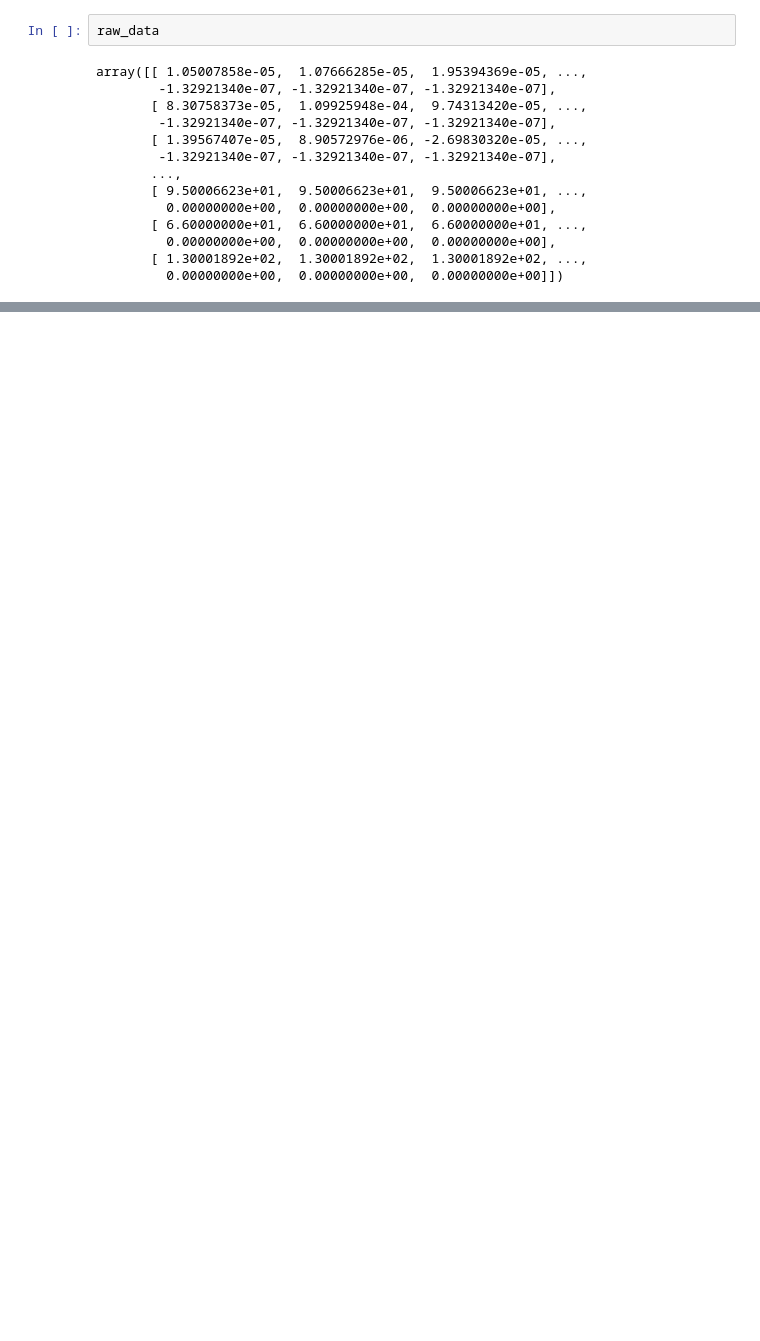
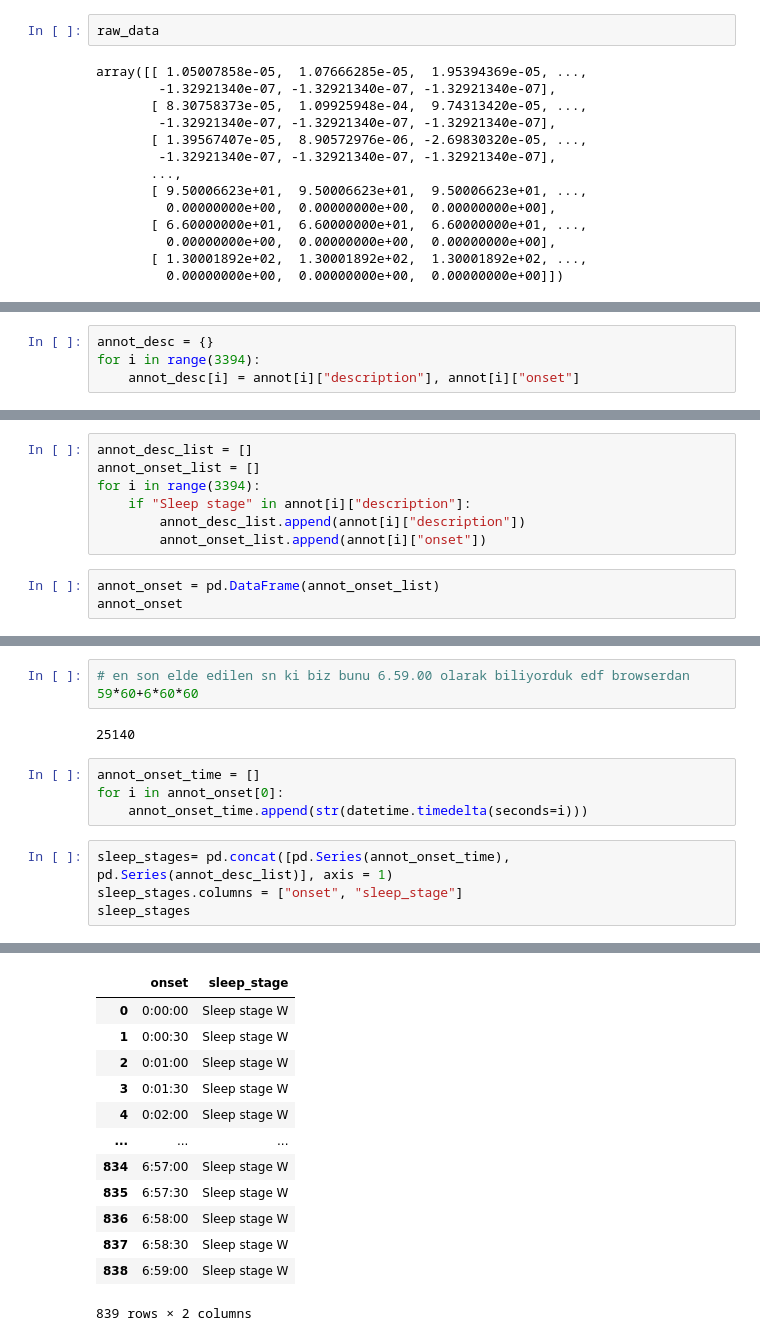
Before and after one commit to yunusozen/sleepworks, a Jupyter notebook: m.ipynb, the cells around one changed output, grey strips where cells are left out. Saved outputs shown, nothing was run; the diff lists cells and outputs as text; blank space fills up the shorter version.

```diff
--- a/m.ipynb
+++ b/m.ipynb
@@ -63,0 +73,4 @@ annot
+# %%
+annot_desc = {}
+for i in range(3394):
+    annot_desc[i] = annot[i]["description"], annot[i]["onset"]
@@ -63,0 +97,10 @@ annot
+# %%
+annot_desc_list = []
+annot_onset_list = []
+for i in range(3394):
+    if "Sleep stage" in annot[i]["description"]:
+        annot_desc_list.append(annot[i]["description"])
+        annot_onset_list.append(annot[i]["onset"])
+# %%
+annot_onset = pd.DataFrame(annot_onset_list)
+annot_onset
@@ -63,0 +122,14 @@ annot
+# %%
+# en son elde edilen sn ki biz bunu 6.59.00 olarak biliyorduk edf browserdan
+59*60+6*60*60
+# %% [output]
+25140
+# %%
+annot_onset_time = []
+for i in annot_onset[0]:
+    annot_onset_time.append(str(datetime.timedelta(seconds=i)))
+# %%
+sleep_stages= pd.concat([pd.Series(annot_onset_time), pd.Series(annot_desc_list)], axis = 1)
+sleep_stages.columns = ["onset", "sleep_stage"]
+sleep_stages
+# %% [output]
@@ -63,0 +139,13 @@ annot
+|  | onset | sleep_stage |
+| 0 | 0:00:00 | Sleep stage W |
+| 1 | 0:00:30 | Sleep stage W |
+| 2 | 0:01:00 | Sleep stage W |
+| 3 | 0:01:30 | Sleep stage W |
+| 4 | 0:02:00 | Sleep stage W |
+| ... | ... | ... |
+| 834 | 6:57:00 | Sleep stage W |
+| 835 | 6:57:30 | Sleep stage W |
+| 836 | 6:58:00 | Sleep stage W |
+| 837 | 6:58:30 | Sleep stage W |
+| 838 | 6:59:00 | Sleep stage W |
+839 rows × 2 columns
```
Also changed, not shown: parts of 24 cells of this notebook.
